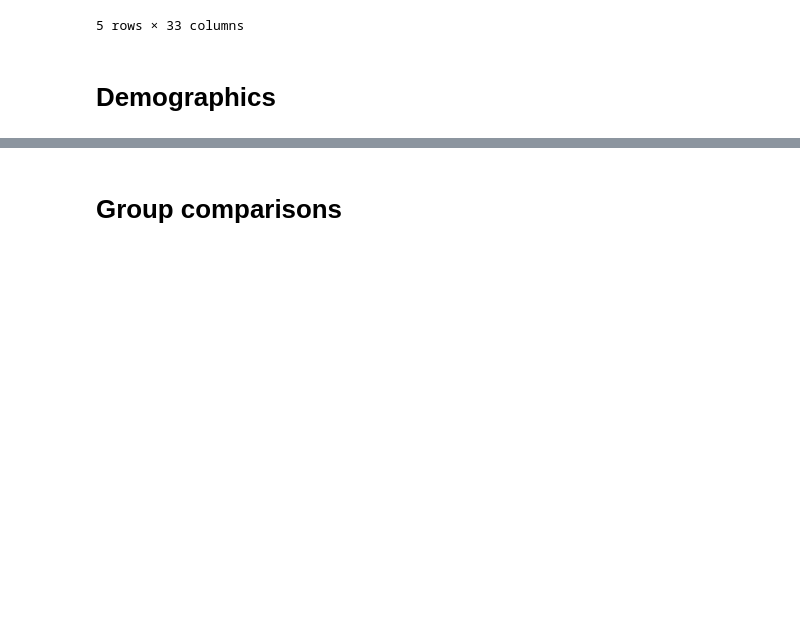
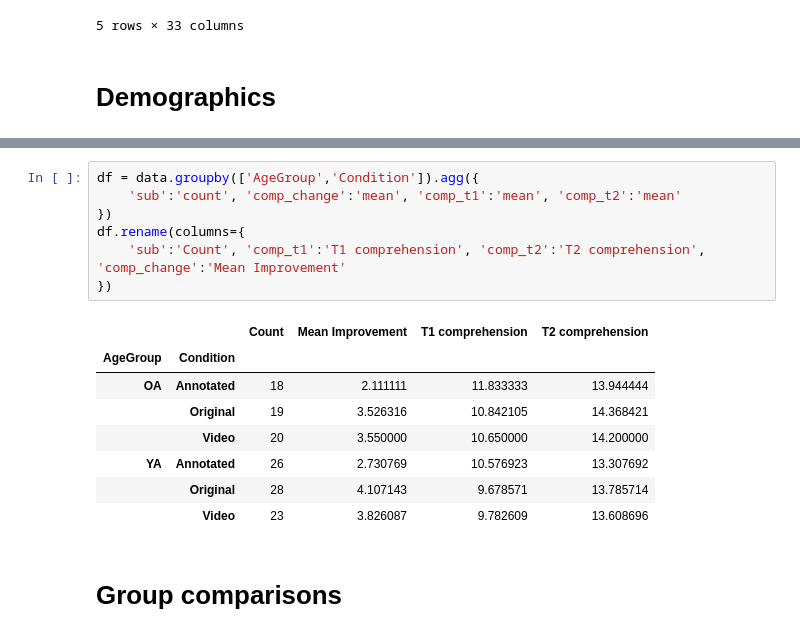
Before and after one commit to lighthall-lab/scilearn, a Jupyter notebook: notebooks/1.1.figures.ipynb, the cells around one changed output, grey strips where cells are left out. Cells and saved outputs as stored; diff of their text form; blank space fills up the shorter version.

```diff
--- a/notebooks/1.1.figures.ipynb
+++ b/notebooks/1.1.figures.ipynb
@@ -53,3 +54,19 @@ df
+# %%
+df = data.groupby(['AgeGroup','Condition']).agg({
+    'sub':'count', 'comp_change':'mean', 'comp_t1':'mean', 'comp_t2':'mean'
+})
+df.rename(columns={
+    'sub':'Count', 'comp_t1':'T1 comprehension', 'comp_t2':'T2 comprehension', 'comp_change':'Mean Improvement'
+})
+# %% [output]
+|  |  | Count | Mean Improvement | T1 comprehension | T2 comprehension |
+| AgeGroup | Condition |  |  |  |  |
+| OA | Annotated | 18 | 2.111111 | 11.833333 | 13.944444 |
+|  | Original | 19 | 3.526316 | 10.842105 | 14.368421 |
+|  | Video | 20 | 3.550000 | 10.650000 | 14.200000 |
+| YA | Annotated | 26 | 2.730769 | 10.576923 | 13.307692 |
+|  | Original | 28 | 4.107143 | 9.678571 | 13.785714 |
+|  | Video | 23 | 3.826087 | 9.782609 | 13.608696 |
 # %% [markdown]
 # Group comparisons
 # %%
```
Also changed, not shown: parts of 1 cell of this notebook.
